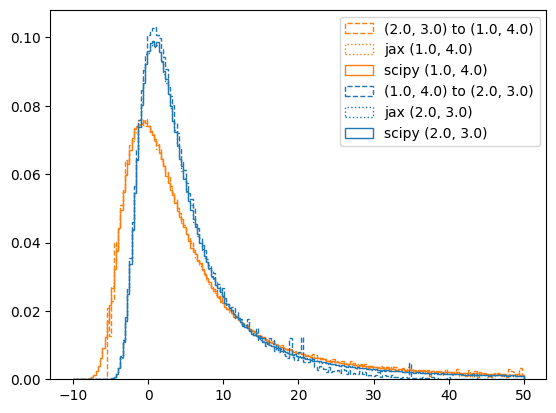
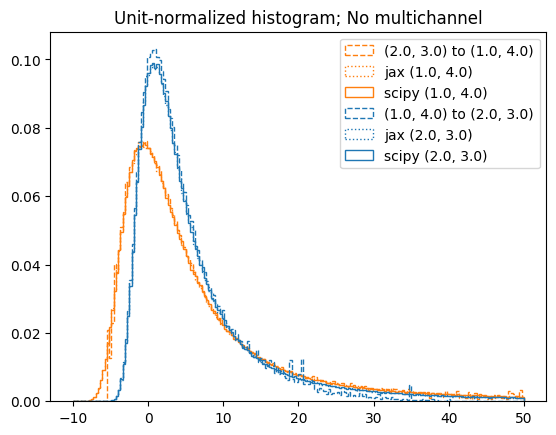
The notebook cell's code change between the first figure and the second:
--- before
+++ after
@@ -34,4 +34,5 @@
 )
 ax.legend()
+plt.title("Unit-normalized histogram; No multichannel")
 
 None

Commit: Add figure captions